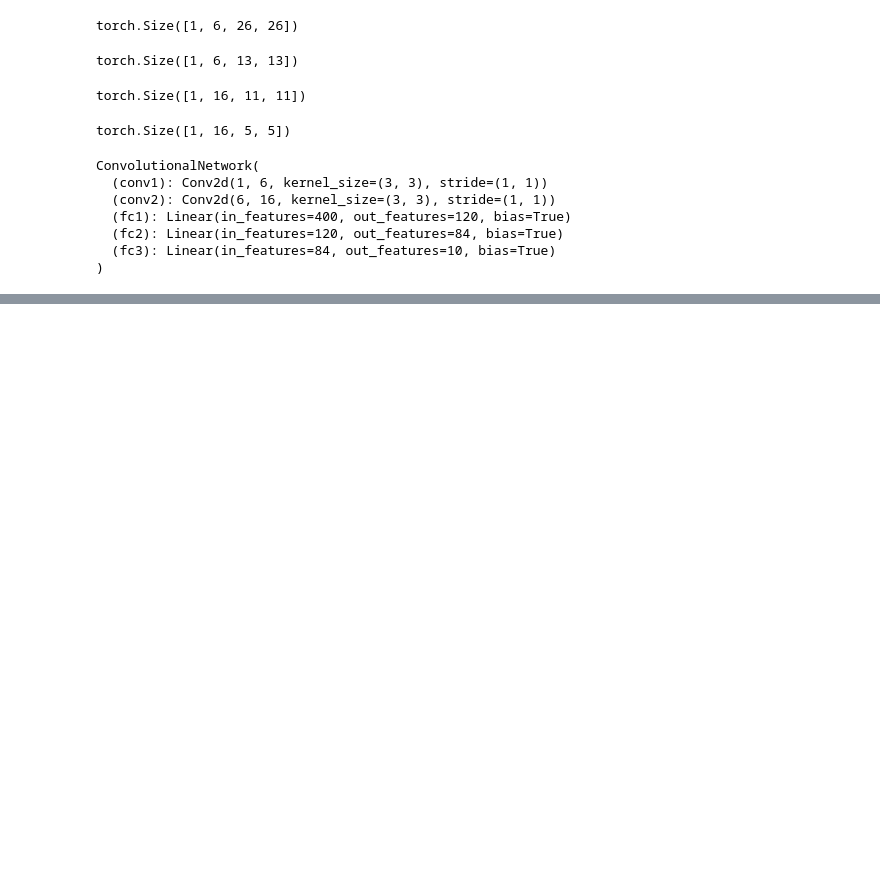
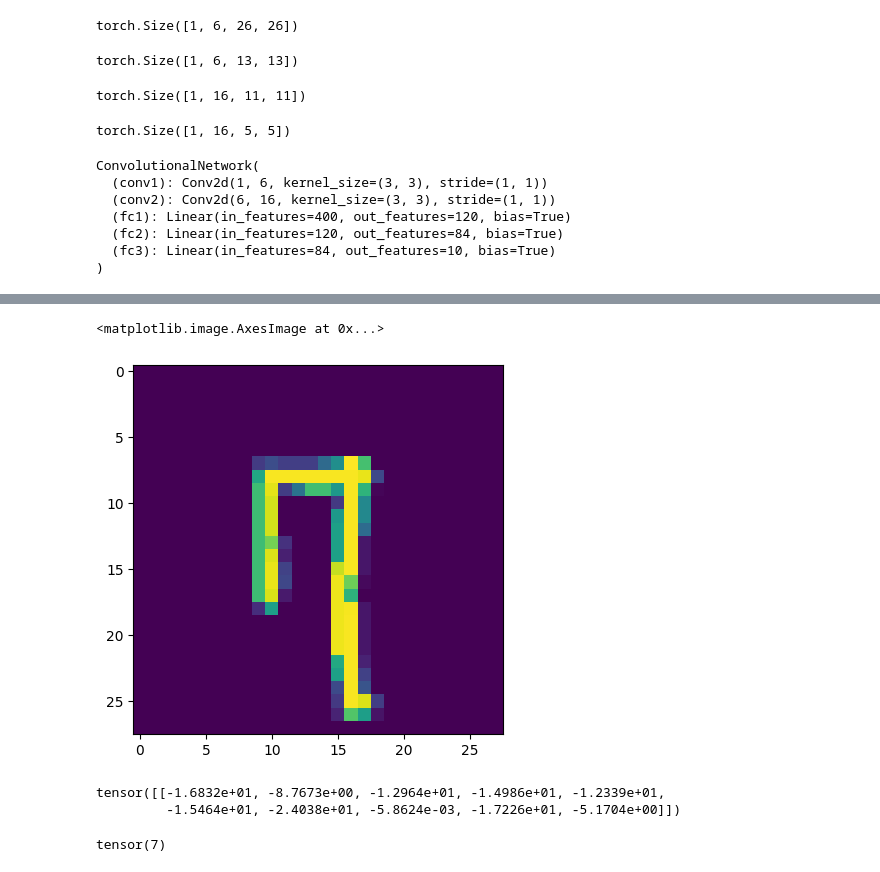
Before and after one commit to padfoot194/Pytorch_Learning, a Jupyter notebook: CNN_MNIST.ipynb, the cells around one changed output, grey strips where cells are left out. Saved outputs shown, nothing was run; the diff lists cells and outputs as text; code cells hidden in the pictures; blank space fills up the shorter version.

```diff
--- a/CNN_MNIST.ipynb
+++ b/CNN_MNIST.ipynb
@@ -162,0 +336,6 @@ optimizer= torch.optim.Adam(model.parameters(), lr=0.001)
+# %%
+#show the image
+plt.imshow(test_data[2024][0].reshape(28,28))
+# %% [output]
+<matplotlib.image.AxesImage at 0x...>
+[figure, added]
@@ -162,0 +349,10 @@ optimizer= torch.optim.Adam(model.parameters(), lr=0.001)
+# %%
+#check new prediction.
+new_prediction
+# %% [output]
+tensor([[-1.6832e+01, -8.7673e+00, -1.2964e+01, -1.4986e+01, -1.2339e+01,
+         -1.5464e+01, -2.4038e+01, -5.8624e-03, -1.7226e+01, -5.1704e+00]])
+# %%
+new_prediction.argmax()
+# %% [output]
+tensor(7)
```
Also changed, not shown: parts of 11 cells of this notebook.
